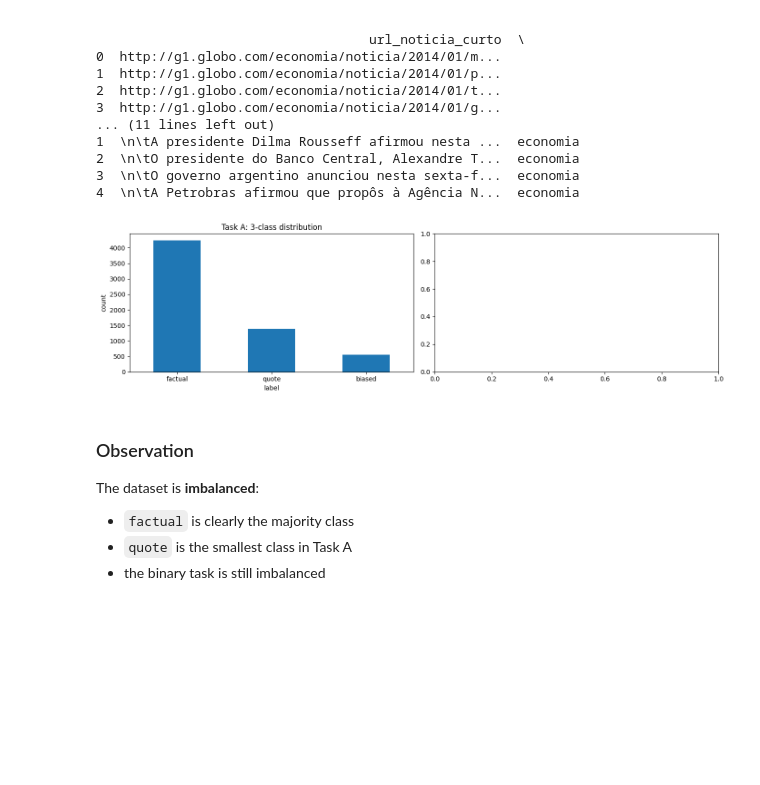
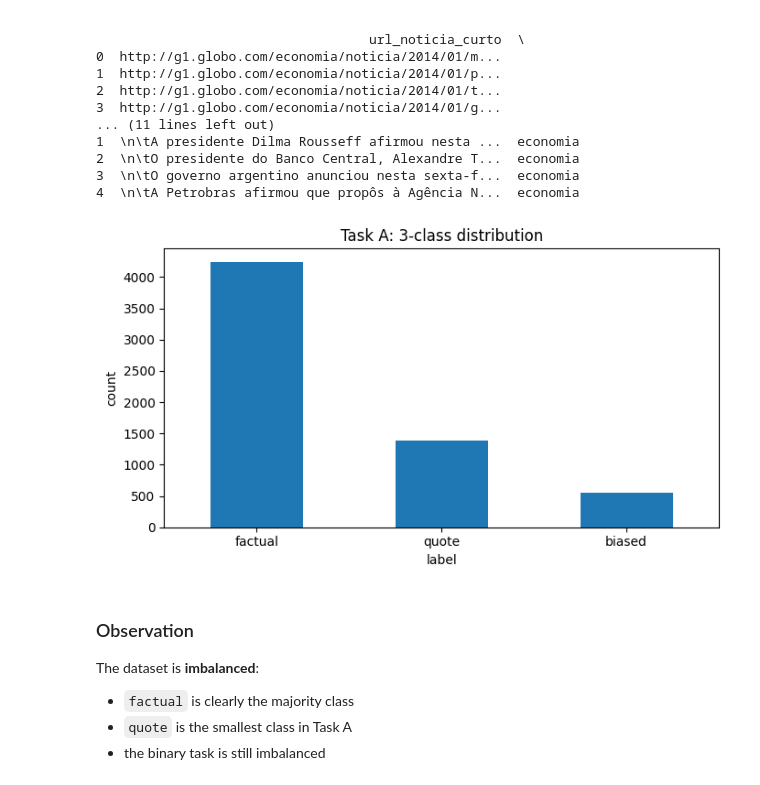
Before and after one commit to tomast100/PLN_Project, a Jupyter notebook: assignment_2.ipynb, the cells around one changed output. Drawn from its saved outputs; the diff is of its cells as text; code cells hidden in the pictures; blank space fills up the shorter version.

```diff
--- a/assignment_2.ipynb
+++ b/assignment_2.ipynb
@@ -263,19 +240,19 @@ Task A - Main label distribution:
 3  \n\tO governo argentino anunciou nesta sexta-f...  economia
 4  \n\tA Petrobras afirmou que propôs à Agência N...  economia
 # %%
-fig, axes = plt.subplots(1, 2, figsize=(14, 4))
+fig, ax = plt.subplots(figsize=(7, 4))
 
-df_main["label"].value_counts().plot(kind="bar", ax=axes[0], title="Task A: 3-class distribution")
-axes[0].set_xlabel("label")
-axes[0].set_ylabel("count")
-axes[0].tick_params(axis="x", rotation=0)
+df_main["label"].value_counts().plot(kind="bar", ax=ax, title="Task A: 3-class distribution")
+ax.set_xlabel("label")
+ax.set_ylabel("count")
+ax.tick_params(axis="x", rotation=0)
 
 
 
 plt.tight_layout()
 plt.show()
 # %% [output]
-[figure, old version]
+[figure, new version]
 # %% [markdown]
 ### Observation
 
```
Also changed, not shown: parts of 20 cells of this notebook.
